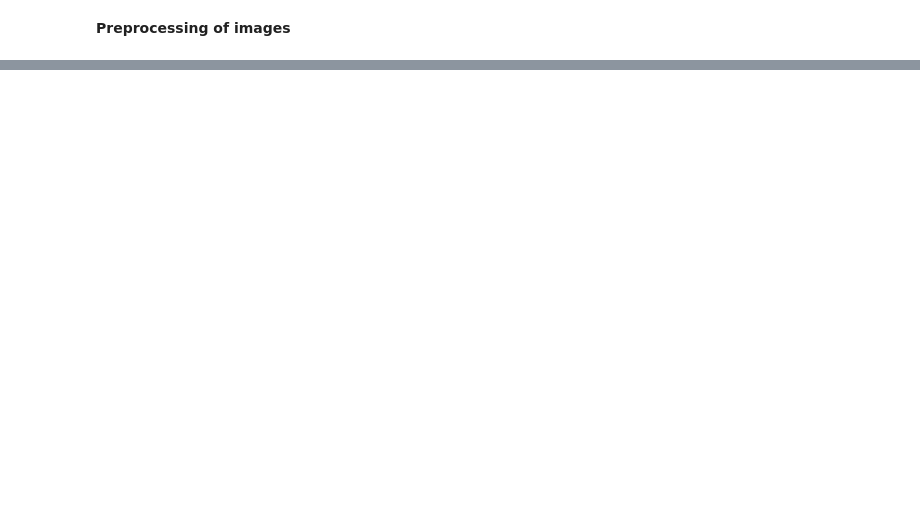
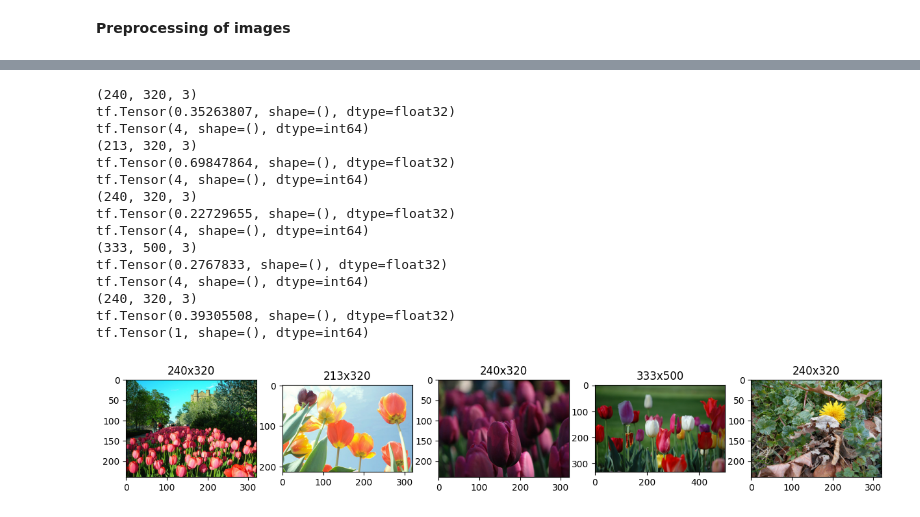
Before and after one commit to AleksandrMorozov123/Computer-vision-with-TensorFlow-Keras-and-OpenCV, a Jupyter notebook: computer-vision-algorithms.ipynb, the cells around one changed output, grey strips where cells are left out. Cells and saved outputs as stored; diff of their text form; code cells hidden in the pictures; blank space fills up the shorter version.

Commit message:
Kaggle Notebook | Computer vision algorithms | Version 9

```diff
--- a/computer-vision-algorithms.ipynb
+++ b/computer-vision-algorithms.ipynb
@@ -269,3 +318,48 @@ IMG_HEIGHT = 224
 IMG_WIDTH = 224
 IMG_CHANNELS = 3
 CLASS_NAMES = 'astronomy picture'.split ()
+# %%
+# reading the images
+def parse_tfr (proto):
+    feature_description = {
+        'image': tf.io.VarLenFeature (tf.float32),
+        'shape': tf.io.VarLenFeature (tf.int64),
+        'label': tf.io.FixedLenFeature ([], tf.string, default_value = ''),
+        'label_int': tf.io.FixedLenFeature ([], tf.int64, default_value = 0)
+    }
+    rec = tf.io.parse_single_example (
+    proto, feature_description)
+    shape = tf.sparse.to_dense (rec ['shape'])
+    img = tf.reshape (tf.sparse.to_dense (rec['image']), shape)
+    label_int = rec ['label_int']
+    return img, label_int
+
+train_dataset = tf.data.TFRecordDataset (
+[filename for filename in tf.io.gfile.glob (
+'gs://practical-ml-vision-book/flowers_tfr/train-*')], compression_type='GZIP').map (parse_tfr)
+
+f, ax = plt.subplots (1, 5, figsize = (15, 15))
+for idx, (img, label_int) in enumerate (train_dataset.take (5)):
+    print (img.shape)
+    mean_of_image = tf.reduce_mean (img)
+    print (mean_of_image)
+    print (label_int)
+    ax[idx].imshow ((img.numpy ()))
+    ax[idx].set_title ('{}x{}'.format (img.shape [0], img.shape [1]))
+# %% [output]
+(240, 320, 3)
+tf.Tensor(0.35263807, shape=(), dtype=float32)
+tf.Tensor(4, shape=(), dtype=int64)
+(213, 320, 3)
+tf.Tensor(0.69847864, shape=(), dtype=float32)
+tf.Tensor(4, shape=(), dtype=int64)
+(240, 320, 3)
+tf.Tensor(0.22729655, shape=(), dtype=float32)
+tf.Tensor(4, shape=(), dtype=int64)
+(333, 500, 3)
+tf.Tensor(0.2767833, shape=(), dtype=float32)
+tf.Tensor(4, shape=(), dtype=int64)
+(240, 320, 3)
+tf.Tensor(0.39305508, shape=(), dtype=float32)
+tf.Tensor(1, shape=(), dtype=int64)
+[figure, added]
```
Also changed, not shown: parts of 12 cells of this notebook.
